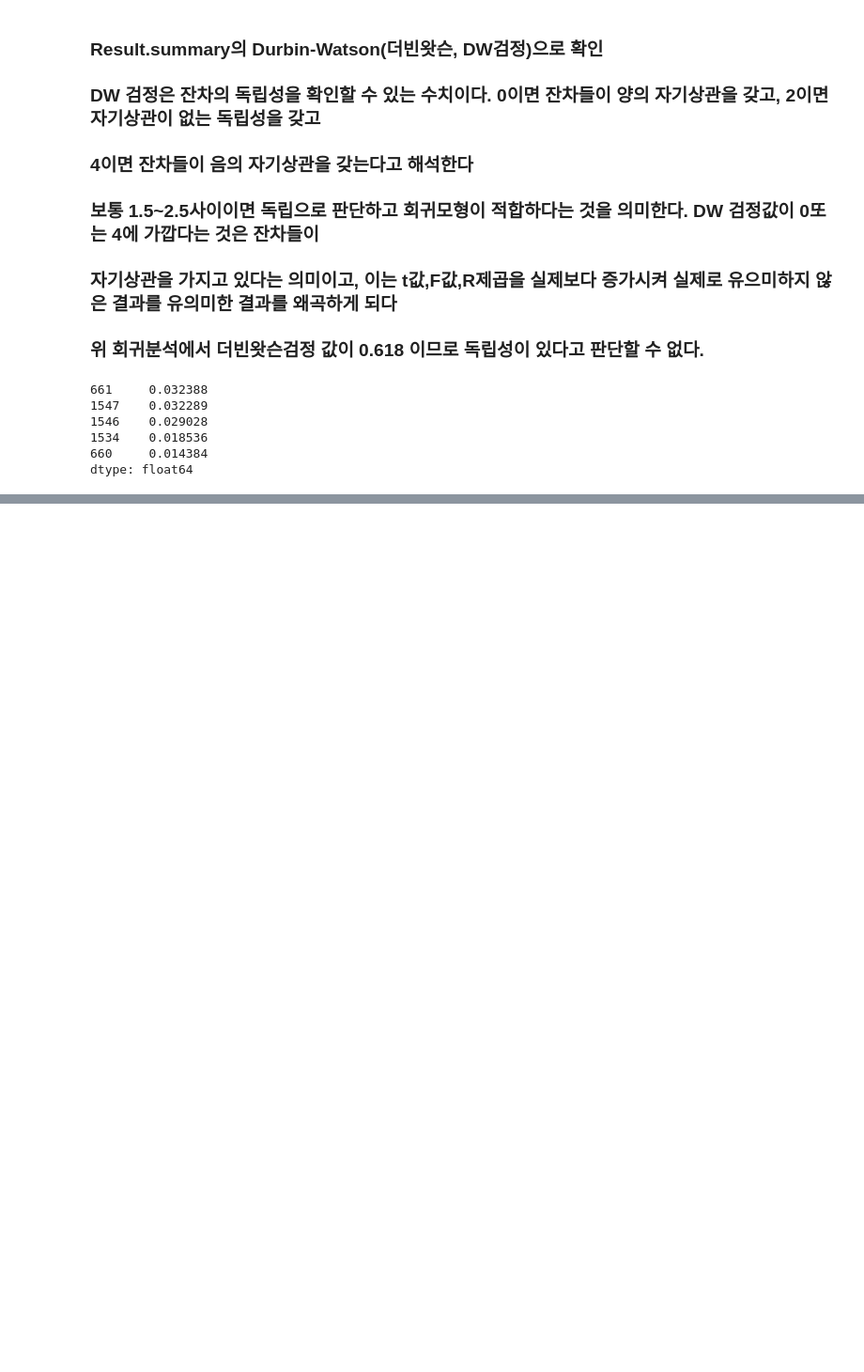
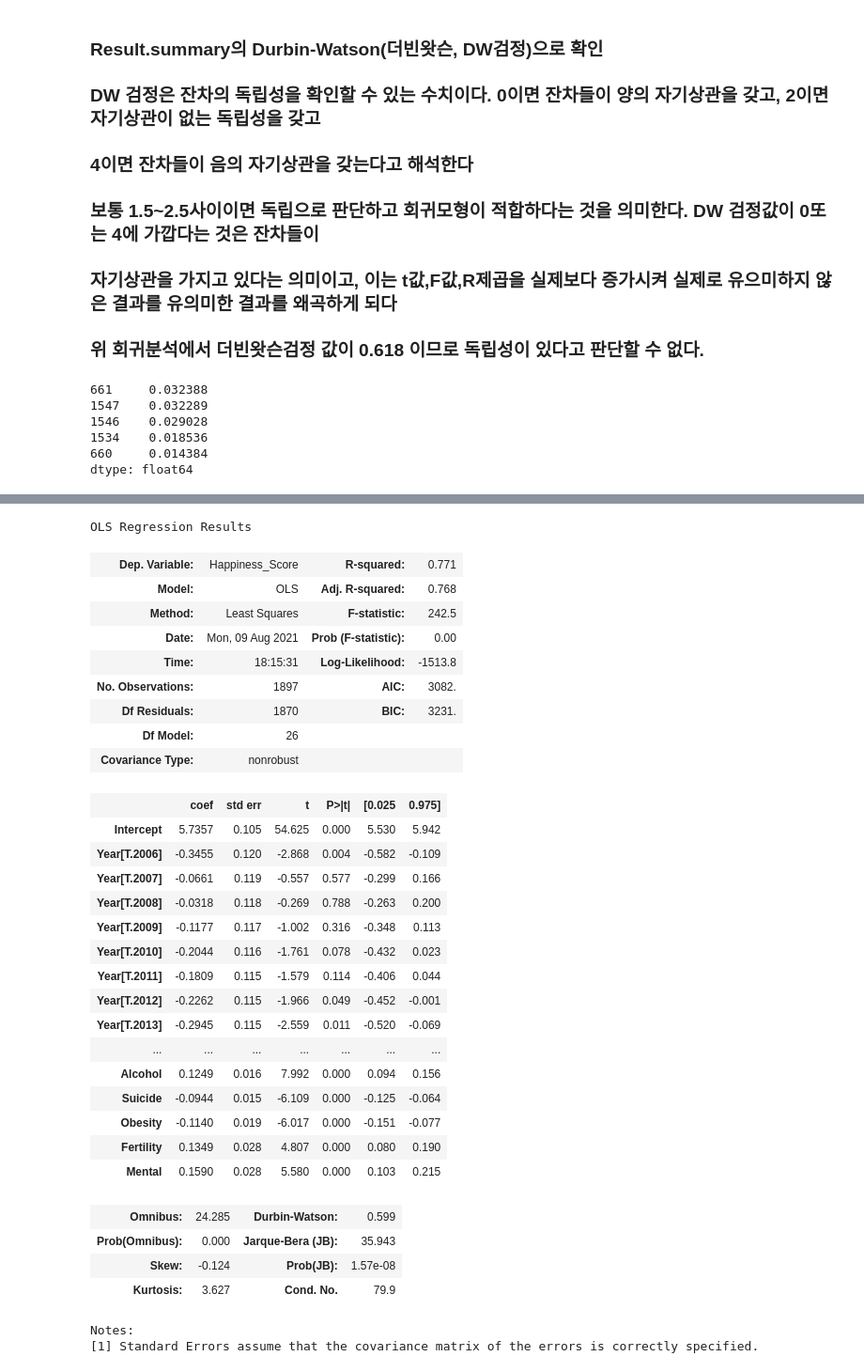
Before and after one commit to chaxx176/World-Happiness-Report-2021, a Jupyter notebook: CHA/회귀모형 가정.ipynb, the cells around one changed output, grey strips where cells are left out. Shown: that part at 94% size. Saved outputs shown, nothing was run; the diff lists cells and outputs as text; code cells hidden in the pictures; blank space fills up the shorter version.

```diff
--- a/CHA/회귀모형 가정.ipynb
+++ b/CHA/회귀모형 가정.ipynb
@@ -114,0 +187,38 @@ dtype: float64
+# %%
+# 만약 year 컬럼을 넣는다면?
+dfnor['Year']= df['Year'].astype("category")
+model2 = ols("Happiness_Score~ Economy+ Year + Society + Health + Freedom + Corruption + schooling+ Alcohol+ Suicide + Obesity+ Fertility+ Mental", data=dfnor).fit()
+model2.summary()
+# %% [output]
+OLS Regression Results
+| Dep. Variable: | Happiness_Score | R-squared: | 0.771 |
+| Model: | OLS | Adj. R-squared: | 0.768 |
+| Method: | Least Squares | F-statistic: | 242.5 |
+| Date: | Mon, 09 Aug 2021 | Prob (F-statistic): | 0.00 |
+| Time: | 18:15:31 | Log-Likelihood: | -1513.8 |
+| No. Observations: | 1897 | AIC: | 3082. |
+| Df Residuals: | 1870 | BIC: | 3231. |
+| Df Model: | 26 |  |  |
+| Covariance Type: | nonrobust |  |  |
+|  | coef | std err | t | P>|t| | [0.025 | 0.975] |
+| Intercept | 5.7357 | 0.105 | 54.625 | 0.000 | 5.530 | 5.942 |
+| Year[T.2006] | -0.3455 | 0.120 | -2.868 | 0.004 | -0.582 | -0.109 |
+| Year[T.2007] | -0.0661 | 0.119 | -0.557 | 0.577 | -0.299 | 0.166 |
+| Year[T.2008] | -0.0318 | 0.118 | -0.269 | 0.788 | -0.263 | 0.200 |
+| Year[T.2009] | -0.1177 | 0.117 | -1.002 | 0.316 | -0.348 | 0.113 |
+| Year[T.2010] | -0.2044 | 0.116 | -1.761 | 0.078 | -0.432 | 0.023 |
+| Year[T.2011] | -0.1809 | 0.115 | -1.579 | 0.114 | -0.406 | 0.044 |
+| Year[T.2012] | -0.2262 | 0.115 | -1.966 | 0.049 | -0.452 | -0.001 |
+| Year[T.2013] | -0.2945 | 0.115 | -2.559 | 0.011 | -0.520 | -0.069 |
+| ... | ... | ... | ... | ... | ... | ... |
+| Alcohol | 0.1249 | 0.016 | 7.992 | 0.000 | 0.094 | 0.156 |
+| Suicide | -0.0944 | 0.015 | -6.109 | 0.000 | -0.125 | -0.064 |
+| Obesity | -0.1140 | 0.019 | -6.017 | 0.000 | -0.151 | -0.077 |
+| Fertility | 0.1349 | 0.028 | 4.807 | 0.000 | 0.080 | 0.190 |
+| Mental | 0.1590 | 0.028 | 5.580 | 0.000 | 0.103 | 0.215 |
+| Omnibus: | 24.285 | Durbin-Watson: | 0.599 |
+| Prob(Omnibus): | 0.000 | Jarque-Bera (JB): | 35.943 |
+| Skew: | -0.124 | Prob(JB): | 1.57e-08 |
+| Kurtosis: | 3.627 | Cond. No. | 79.9 |
+Notes:
+[1] Standard Errors assume that the covariance matrix of the errors is correctly specified.
```
Also changed, not shown: parts of 10 cells of this notebook.
